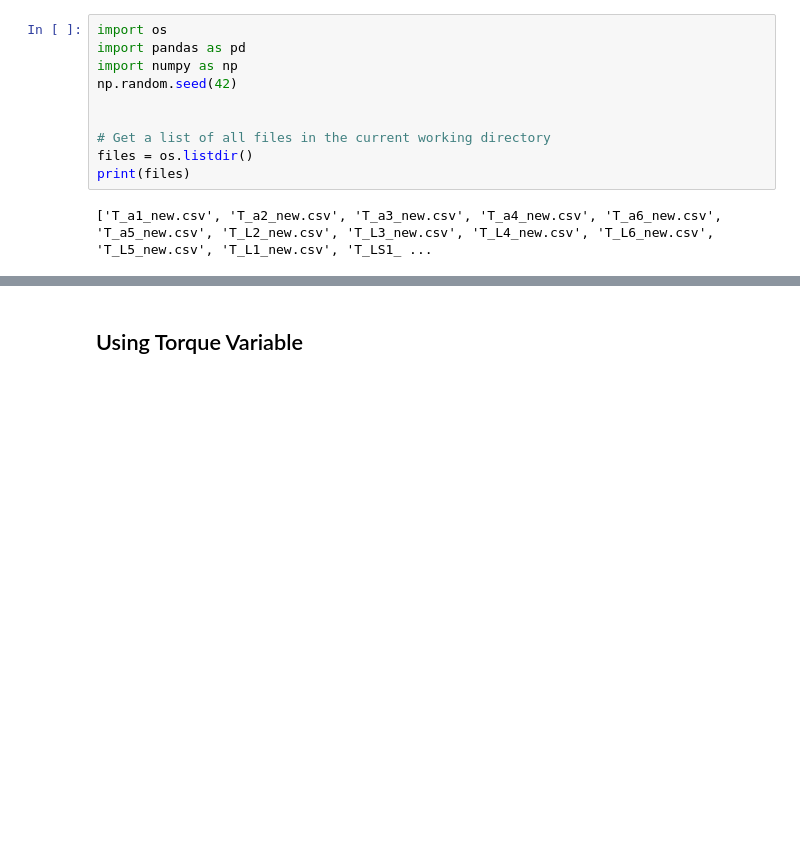
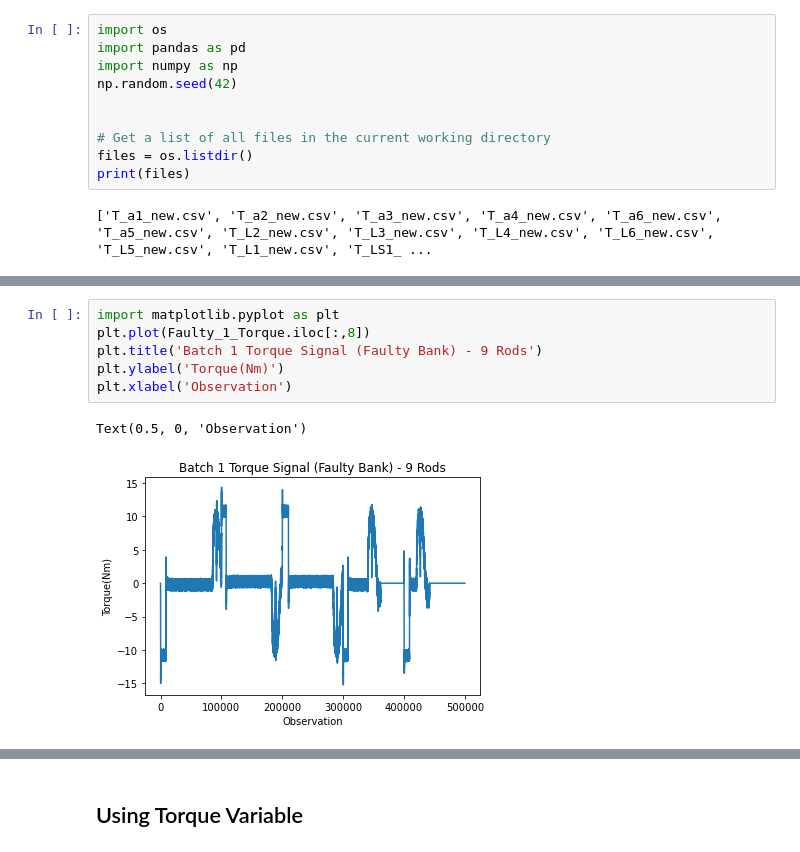
Before and after one commit to Arkifeanyi/COSC_525_Final_Proj, a Jupyter notebook: Anomaly_Detection_Task.ipynb, the cells around one changed output, grey strips where cells are left out. Saved outputs shown, nothing was run; the diff lists cells and outputs as text; blank space fills up the shorter version.

```diff
--- a/Anomaly_Detection_Task.ipynb
+++ b/Anomaly_Detection_Task.ipynb
@@ -12,0 +45,9 @@ print(files)
+# %%
+import matplotlib.pyplot as plt
+plt.plot(Faulty_1_Torque.iloc[:,8])
+plt.title('Batch 1 Torque Signal (Faulty Bank) - 9 Rods')
+plt.ylabel('Torque(Nm)')
+plt.xlabel('Observation')
+# %% [output]
+Text(0.5, 0, 'Observation')
+[figure, added]
```
Also changed, not shown: parts of 68 cells of this notebook.
